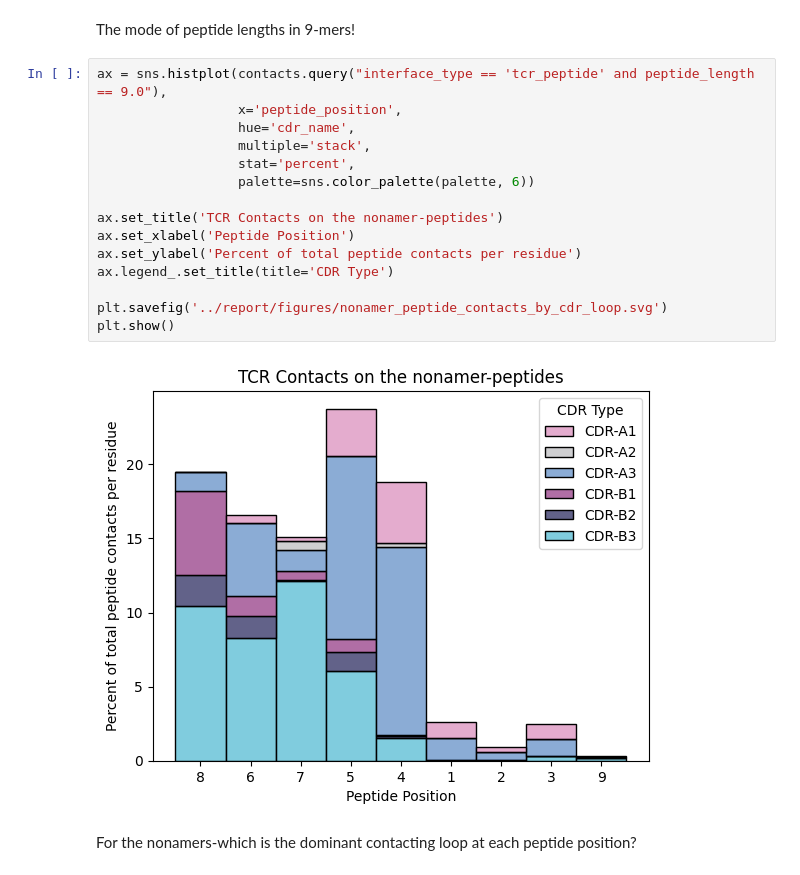
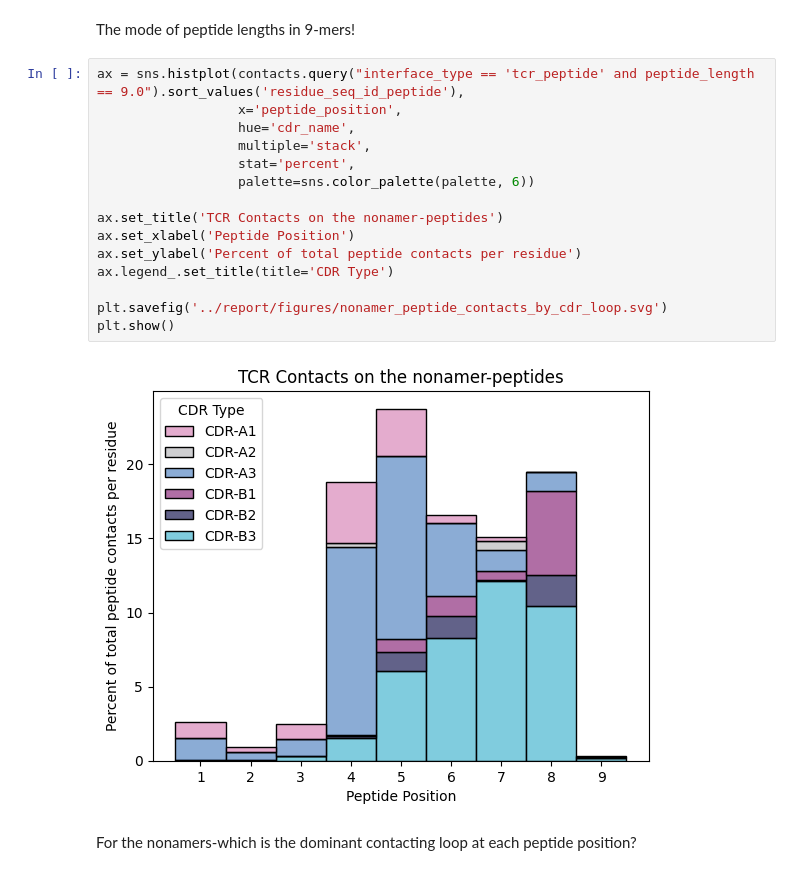
Before and after one commit to benjiemc/tcr-pmhc-interface-analysis, a Jupyter notebook: notebooks/Identify_contact_residues_on_MHC_Class_I_molecules.ipynb, the cells around one changed output. Cells and saved outputs as stored; diff of their text form.

Commit message:
Fix issues with plots

```diff
--- a/notebooks/Identify_contact_residues_on_MHC_Class_I_molecules.ipynb
+++ b/notebooks/Identify_contact_residues_on_MHC_Class_I_molecules.ipynb
@@ -237,22 +237,22 @@ sns.histplot(contacts.query("interface_type == 'tcr_peptide'").drop_duplicates('
 # %% [markdown]
 The mode of peptide lengths in 9-mers!
 # %%
-ax = sns.histplot(contacts.query("interface_type == 'tcr_peptide' and peptide_length == 9.0"),
+ax = sns.histplot(contacts.query("interface_type == 'tcr_peptide' and peptide_length == 9.0").sort_values('residue_seq_id_peptide'),
                   x='peptide_position',
                   hue='cdr_name',
                   multiple='stack',
                   stat='percent',
                   palette=sns.color_palette(palette, 6))
 
 ax.set_title('TCR Contacts on the nonamer-peptides')
 ax.set_xlabel('Peptide Position')
 ax.set_ylabel('Percent of total peptide contacts per residue')
 ax.legend_.set_title(title='CDR Type')
 
 plt.savefig('../report/figures/nonamer_peptide_contacts_by_cdr_loop.svg')
 plt.show()
 # %% [output]
-[figure, old version]
+[figure, new version]
 # %% [markdown]
 For the nonamers-which is the dominant contacting loop at each peptide position?
 # %%
```
Also changed, not shown: parts of 3 cells of this notebook.
